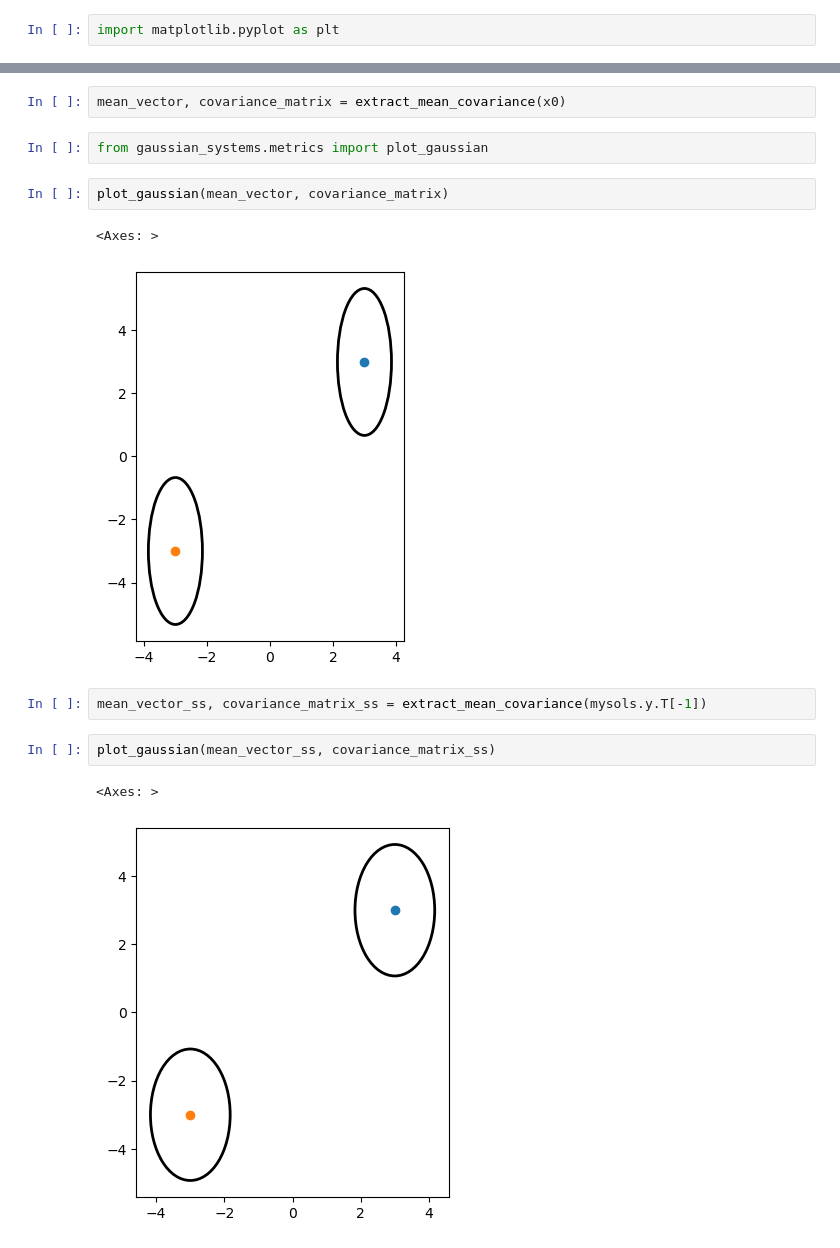
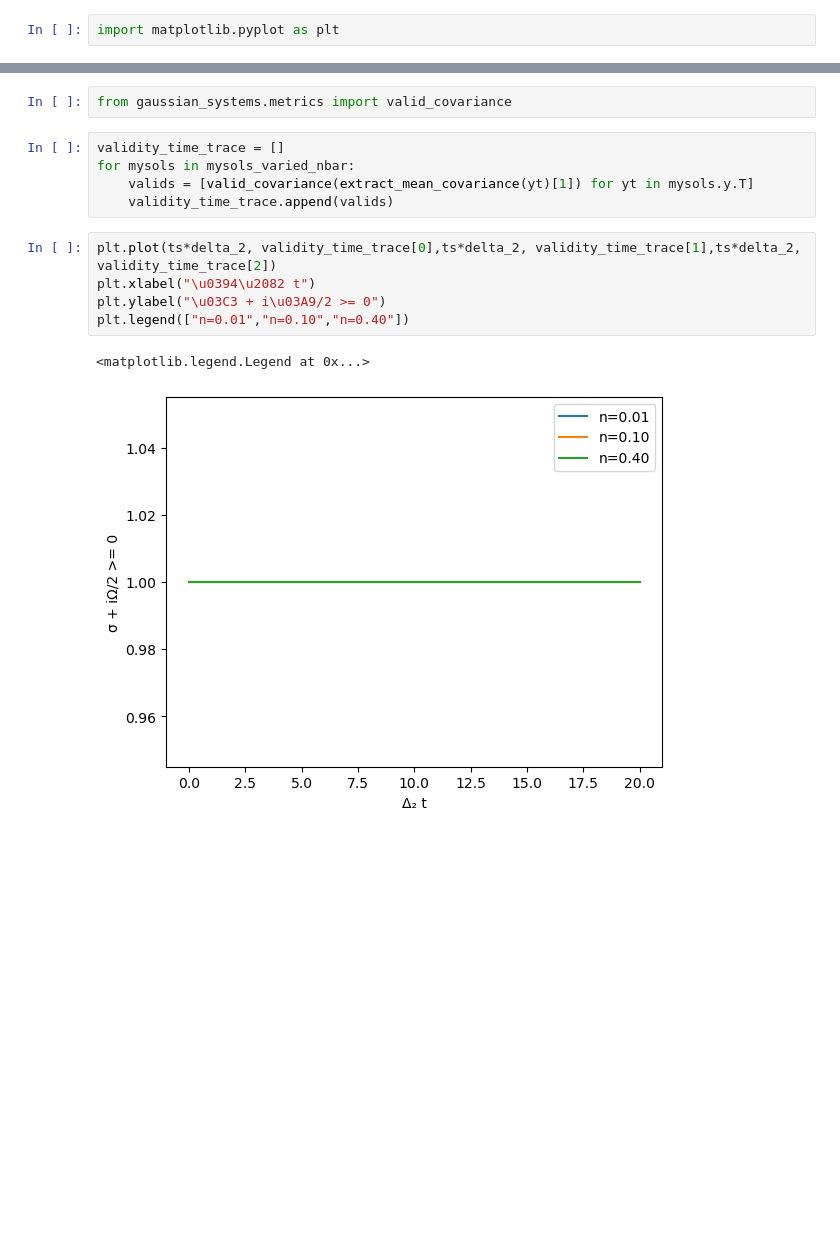
Before and after one commit to Acouvertier/gaussian-open-systems, a Jupyter notebook: scripts/experiments/Dissertation_Shared_Environment_Entanglement.ipynb, the cells around one changed output, grey strips where cells are left out. Drawn from its saved outputs; the diff is of its cells as text; blank space fills up the shorter version.

```diff
--- a/scripts/experiments/Dissertation_Shared_Environment_Entanglement.ipynb
+++ b/scripts/experiments/Dissertation_Shared_Environment_Entanglement.ipynb
@@ -40,16 +64,15 @@ Text(0, 0.5, 'EN(t)')
-# %%
-mean_vector, covariance_matrix = extract_mean_covariance(x0)
-# %%
-from gaussian_systems.metrics import plot_gaussian
-# %%
-plot_gaussian(mean_vector, covariance_matrix)
-# %% [output]
-<Axes: >
-[figure, removed]
-# %%
-mean_vector_ss, covariance_matrix_ss = extract_mean_covariance(mysols.y.T[-1])
-# %%
-plot_gaussian(mean_vector_ss, covariance_matrix_ss)
-# %% [output]
-<Axes: >
-[figure, removed]
+# %%
+from gaussian_systems.metrics import valid_covariance
+# %%
+validity_time_trace = []
+for mysols in mysols_varied_nbar:
+    valids = [valid_covariance(extract_mean_covariance(yt)[1]) for yt in mysols.y.T]
+    validity_time_trace.append(valids)
+# %%
+plt.plot(ts*delta_2, validity_time_trace[0],ts*delta_2, validity_time_trace[1],ts*delta_2, validity_time_trace[2])
+plt.xlabel("\u0394\u2082 t")
+plt.ylabel("\u03C3 + i\u03A9/2 >= 0")
+plt.legend(["n=0.01","n=0.10","n=0.40"])
+# %% [output]
+<matplotlib.legend.Legend at 0x...>
+[figure, added]
```
Also changed, not shown: parts of 7 cells of this notebook, 4 other files.
